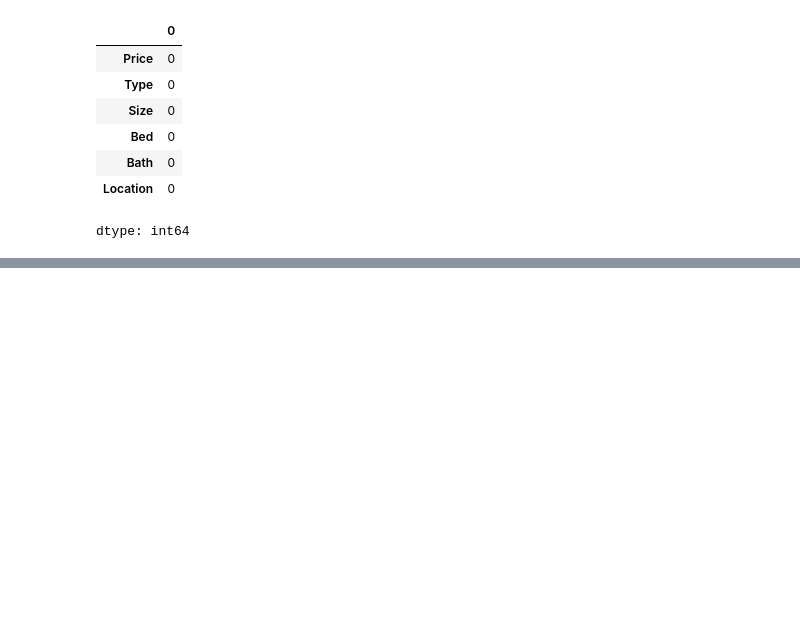
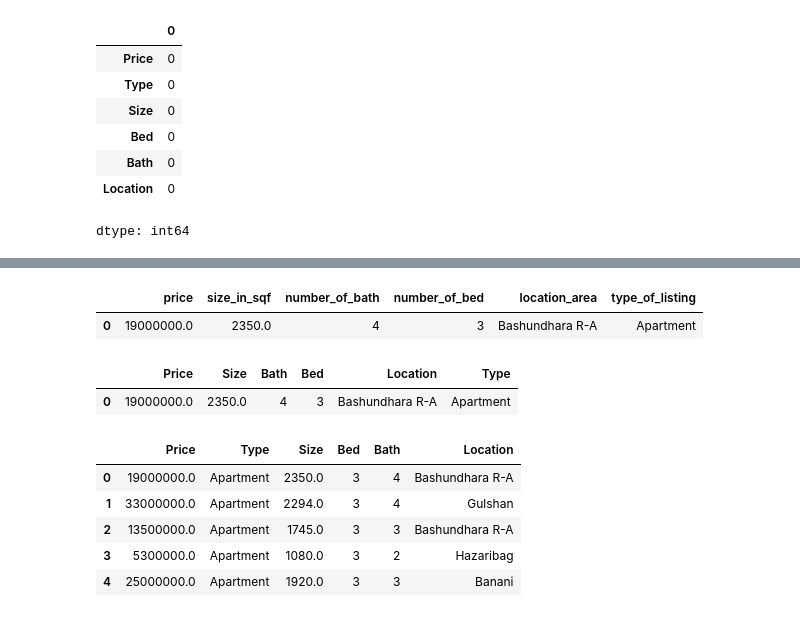
Before and after one commit to samiha-mahin/Dhaka_Apartment_Price_Prediction_ML, a Jupyter notebook: Dhaka_Apartment_Price_Prediction.ipynb, the cells around one changed output, grey strips where cells are left out. Saved outputs shown, nothing was run; the diff lists cells and outputs as text; code cells hidden in the pictures; blank space fills up the shorter version.

```diff
--- a/Dhaka_Apartment_Price_Prediction.ipynb
+++ b/Dhaka_Apartment_Price_Prediction.ipynb
@@ -86,0 +139,29 @@ dtype: int64
+# %%
+df7 = df1[['price' , 'size_in_sqf', 'number_of_bath','number_of_bed','location_area','type_of_listing']]
+df7.head(1)
+# %% [output]
+|  | price | size_in_sqf | number_of_bath | number_of_bed | location_area | type_of_listing |
+| 0 | 19000000.0 | 2350.0 | 4 | 3 | Bashundhara R-A | Apartment |
+# %%
+df8 = df7.rename(columns={
+    'price': 'Price',
+    'size_in_sqf': 'Size',
+    'number_of_bath': 'Bath',
+    'number_of_bed': 'Bed',
+    'location_area': 'Location',
+    'type_of_listing': 'Type'
+})
+df8.head(1)
+# %% [output]
+|  | Price | Size | Bath | Bed | Location | Type |
+| 0 | 19000000.0 | 2350.0 | 4 | 3 | Bashundhara R-A | Apartment |
+# %%
+df9 =df8.iloc[:,[0,5,1,3,2,4]]
+df9.head()
+# %% [output]
+|  | Price | Type | Size | Bed | Bath | Location |
+| 0 | 19000000.0 | Apartment | 2350.0 | 3 | 4 | Bashundhara R-A |
+| 1 | 33000000.0 | Apartment | 2294.0 | 3 | 4 | Gulshan |
+| 2 | 13500000.0 | Apartment | 1745.0 | 3 | 3 | Bashundhara R-A |
+| 3 | 5300000.0 | Apartment | 1080.0 | 3 | 2 | Hazaribag |
+| 4 | 25000000.0 | Apartment | 1920.0 | 3 | 3 | Banani |
```
Also changed, not shown: parts of 14 cells of this notebook.
